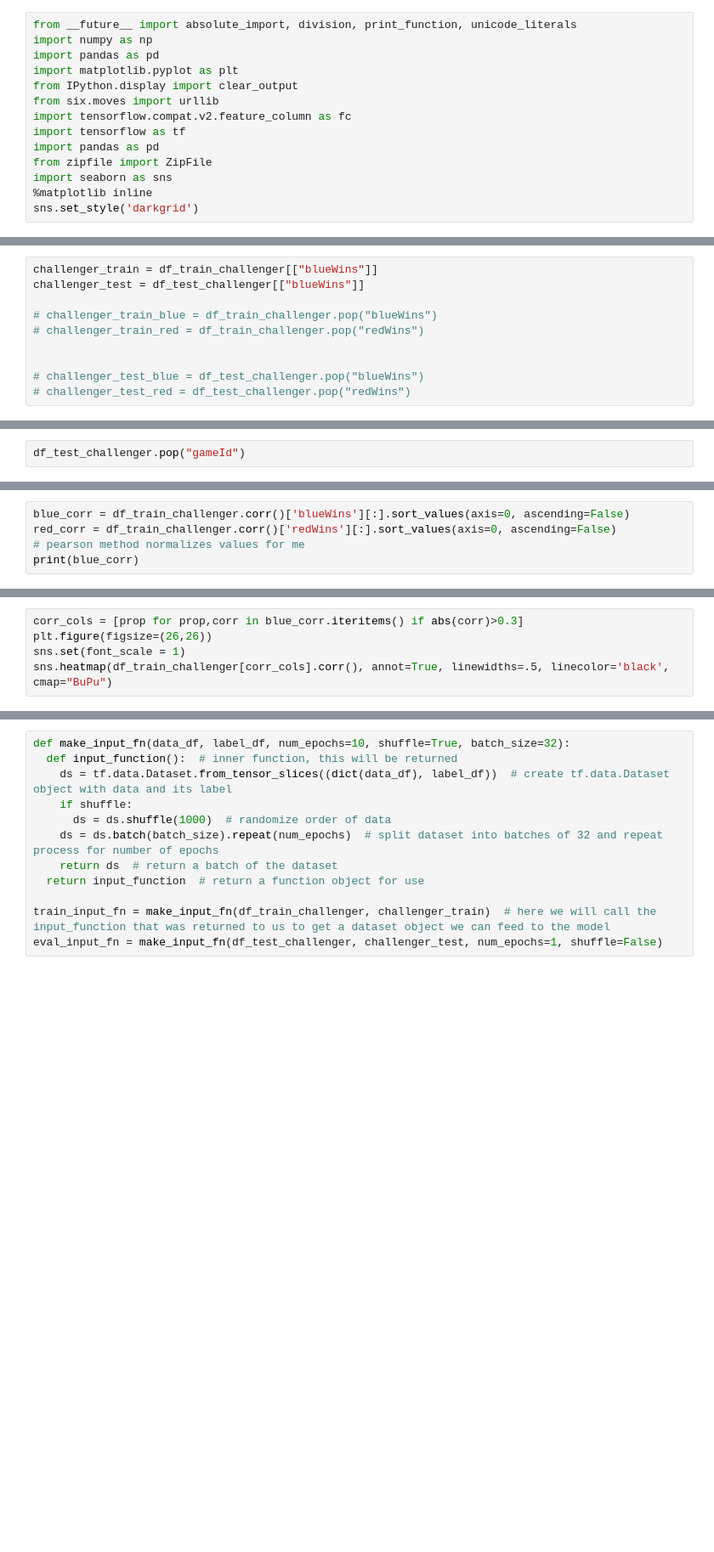
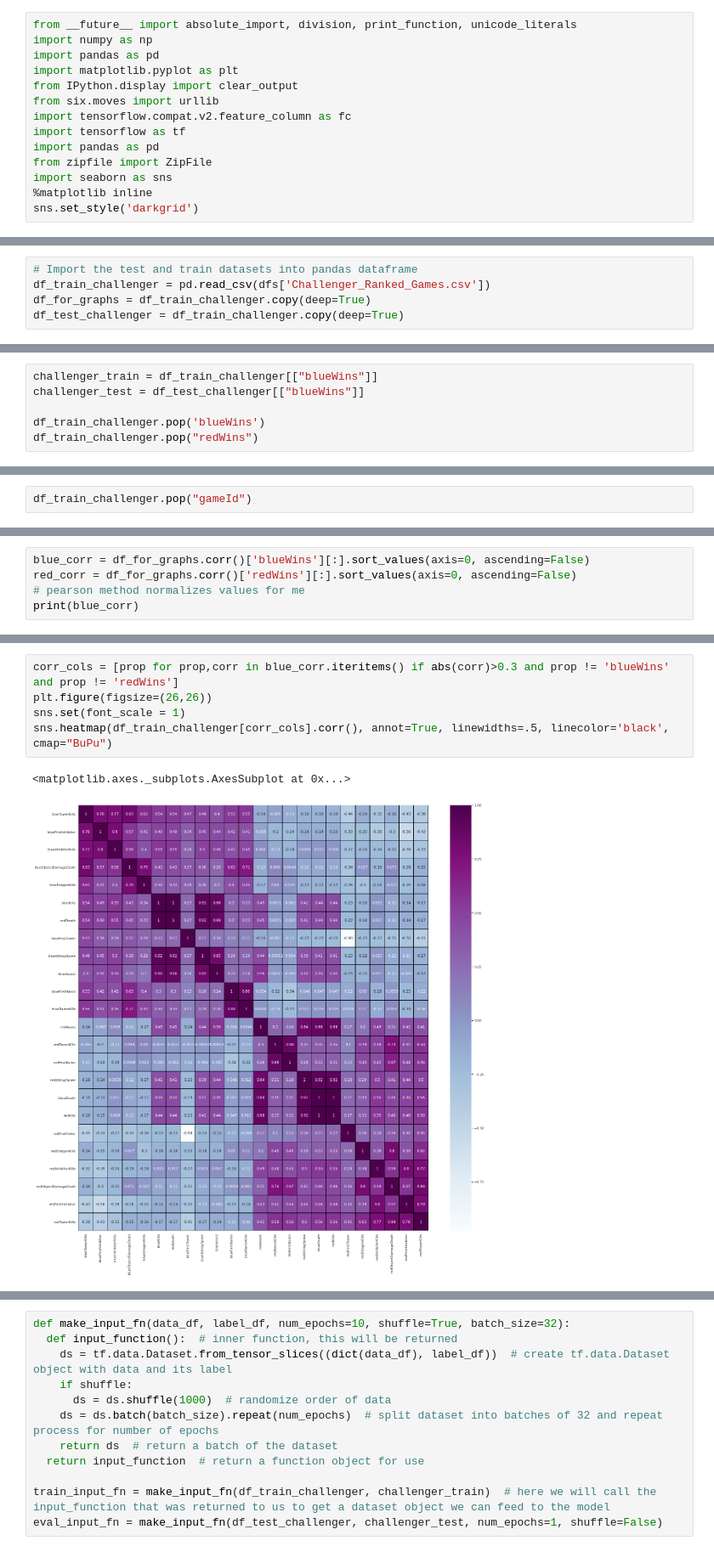
Before and after one commit to DevEliran/LoL---win-predictions, a Jupyter notebook: League_Of_Legends_Win_Prediction.ipynb, the cells around one changed output, grey strips where cells are left out. Shown at 85% size. Cells and saved outputs as stored; diff of their text form; blank space fills up the shorter version.

Commit message:
fixed deletion of columns from multiple dataframes

```diff
--- a/League_Of_Legends_Win_Prediction.ipynb
+++ b/League_Of_Legends_Win_Prediction.ipynb
@@ -49,0 +66,5 @@ df_test_challenger = dfs['Challenger_Ranked_Games.csv']
+# %%
+# Import the test and train datasets into pandas dataframe
+df_train_challenger = pd.read_csv(dfs['Challenger_Ranked_Games.csv'])
+df_for_graphs = df_train_challenger.copy(deep=True)
+df_test_challenger = df_train_challenger.copy(deep=True)
@@ -51,9 +88,5 @@ df_test_challenger = dfs['Challenger_Ranked_Games.csv']
 challenger_train = df_train_challenger[["blueWins"]]
 challenger_test = df_test_challenger[["blueWins"]]
 
-# challenger_train_blue = df_train_challenger.pop("blueWins")
-# challenger_train_red = df_train_challenger.pop("redWins")
-
-
-# challenger_test_blue = df_test_challenger.pop("blueWins")
-# challenger_test_red = df_test_challenger.pop("redWins")
+df_train_challenger.pop('blueWins')
+df_train_challenger.pop("redWins")
@@ -60,2 +106,2 @@ challenger_test = df_test_challenger[["blueWins"]]
 # %%
-df_test_challenger.pop("gameId")
+df_train_challenger.pop("gameId")
@@ -80,5 +180,5 @@ pd.concat([df_train_challenger, challenger_train], axis=1).groupby('blueFirstBar
 # %%
-blue_corr = df_train_challenger.corr()['blueWins'][:].sort_values(axis=0, ascending=False)
-red_corr = df_train_challenger.corr()['redWins'][:].sort_values(axis=0, ascending=False)
+blue_corr = df_for_graphs.corr()['blueWins'][:].sort_values(axis=0, ascending=False)
+red_corr = df_for_graphs.corr()['redWins'][:].sort_values(axis=0, ascending=False)
 # pearson method normalizes values for me
 print(blue_corr)
@@ -85,6 +203,9 @@ print(blue_corr)
 # %%
-corr_cols = [prop for prop,corr in blue_corr.iteritems() if abs(corr)>0.3]
+corr_cols = [prop for prop,corr in blue_corr.iteritems() if abs(corr)>0.3 and prop != 'blueWins' and prop != 'redWins']
 plt.figure(figsize=(26,26))
 sns.set(font_scale = 1)
 sns.heatmap(df_train_challenger[corr_cols].corr(), annot=True, linewidths=.5, linecolor='black', cmap="BuPu")
+# %% [output]
+<matplotlib.axes._subplots.AxesSubplot at 0x...>
+[figure, added]
 # %%
```
Also changed, not shown: parts of 26 cells of this notebook.
